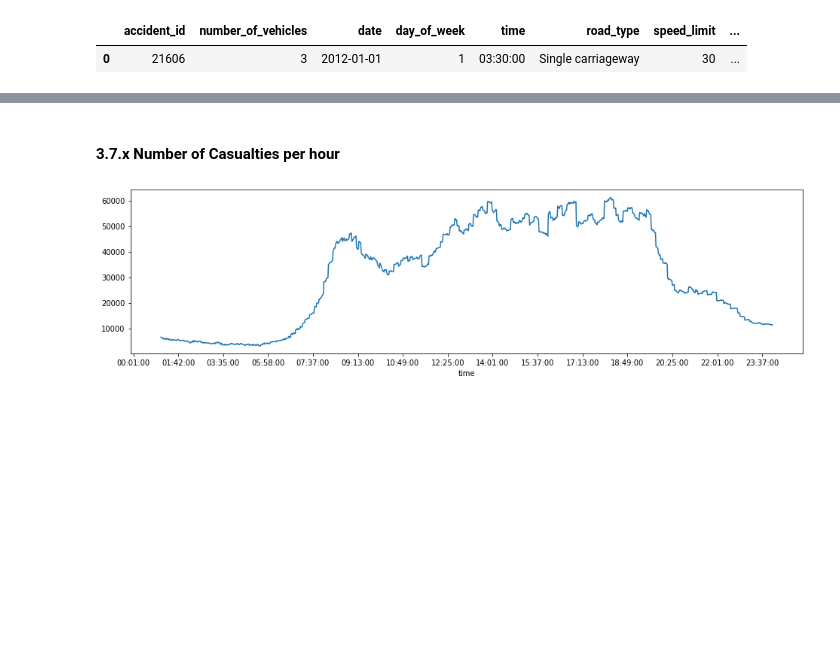
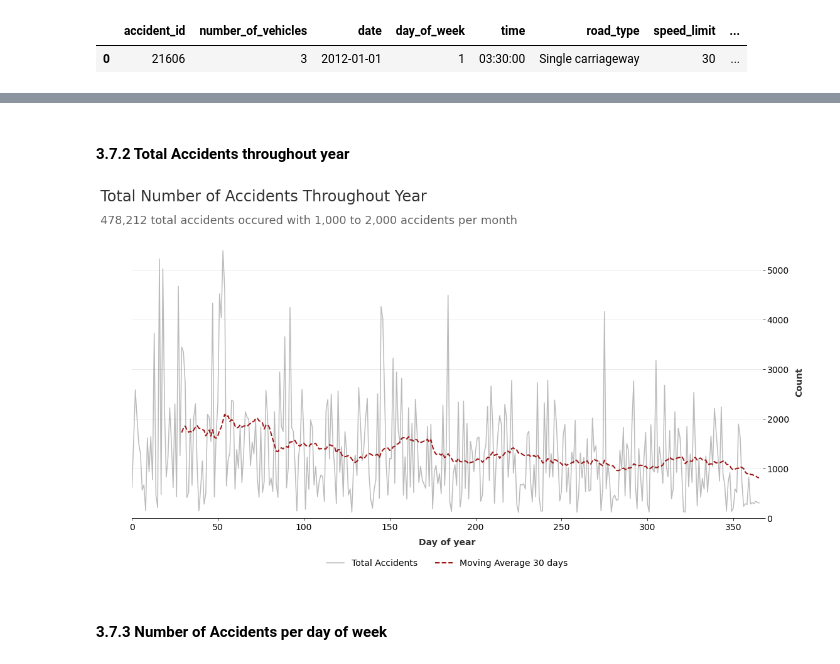
Before and after one commit to irfan-fadhlurrahman/accident-risk-scoring, a Jupyter notebook: notebooks/exploration.ipynb, the cells around one changed output, grey strips where cells are left out. Cells and saved outputs as stored; diff of their text form; code cells hidden in the pictures; blank space fills up the shorter version.

```diff
--- a/notebooks/exploration.ipynb
+++ b/notebooks/exploration.ipynb
@@ -620,13 +519,64 @@ sns.lineplot(data=moving_avg)
+# %% [markdown]
+#### 3.7.2 Total Accidents throughout year
+# %%
+data = full_train.groupby('day_of_year').count().reset_index()[['accident_id']]
+moving_avg = data.rolling(30).mean()['accident_id']
+colors_dark = ["#1F1F1F", "#313131", '#636363', '#AEAEAE', '#DADADA']
+colors_red = ["#331313", "#582626", '#9E1717', '#D35151', '#E9B4B4']
+fig, ax = plt.subplots(figsize=(18, 8))
+
+line = ax.plot(
+    data.index, data.values,
+    color=colors_dark[0],
+    alpha=0.3,
+    label='Total Accidents',
+)
+
+mov_avg = ax.plot(
+    moving_avg.index, moving_avg.values,
+    linestyle='--',
+    color=colors_red[2],
+    linewidth=2,
+    label='Moving Average 30 days'
+)
+
+xmin, xmax = ax.get_xlim()
+ymin, ymax = ax.get_ylim()
+
+ax.yaxis.set_label_position("right")
+ax.yaxis.tick_right()
+
+for location in ['top', 'left', 'right']:
+    ax.spines[location].set_visible(False)
+
+ax.grid(axis='y', alpha=0.3)
+
+ax.legend(loc='upper center', bbox_to_anchor=(0.5, -0.1), ncol=5, borderpad=1, frameon=False, fontsize=14)
+ax.set_ylabel("Count", fontsize=14, labelpad=10, fontweight='bold', color=colors_dark[1])
+ax.set_xlabel("Day of year", fontsize=14, labelpad=10, fontweight='bold', color=colors_dark[1])
+
+ax.set_xlim(0, 367)
+ax.set_xticklabels(np.arange(0, 367, 50), fontsize=14)
+
+ax.set_ylim(0, 5500)
+ax.set_yticklabels(np.arange(0, 6001, 1000), fontsize=14)
+
+ax.text(
+    s="Total Number of Accidents Throughout Year",
+    fontsize=24,
+    color=colors_dark[1],
+    x=xmin, y=ymax*1.13
+)
+
+ax.text(
+    s=f"{full_train.shape[0]:,} total accidents occured with 1,000 to 2,000 accidents per month",
+    fontsize=18,
+    color=colors_dark[2],
+    x=xmin, y=ymax*1.05
+)
+
+plt.show()
+# %% [output]
+[figure, added]
 # %% [markdown]
-#### 3.7.x Number of Casualties per hour
+#### 3.7.3 Number of Accidents per day of week
-# %%
-from matplotlib.ticker import MultipleLocator
-data = full_train.groupby('time').sum().reset_index()[['time', 'number_of_casualties']]
-moving_avg = data.rolling(60).sum()['number_of_casualties']
-
-fig, ax = plt.subplots(figsize=(16, 4))
-sns.lineplot(y=moving_avg.values, x=data['time'], ax=ax)
-ax.xaxis.grid(True, which='minor')
-ax.xaxis.set_major_locator(MultipleLocator(96))
-# %% [output]
-[figure, removed]
```
Also changed, not shown: parts of 29 cells of this notebook.
